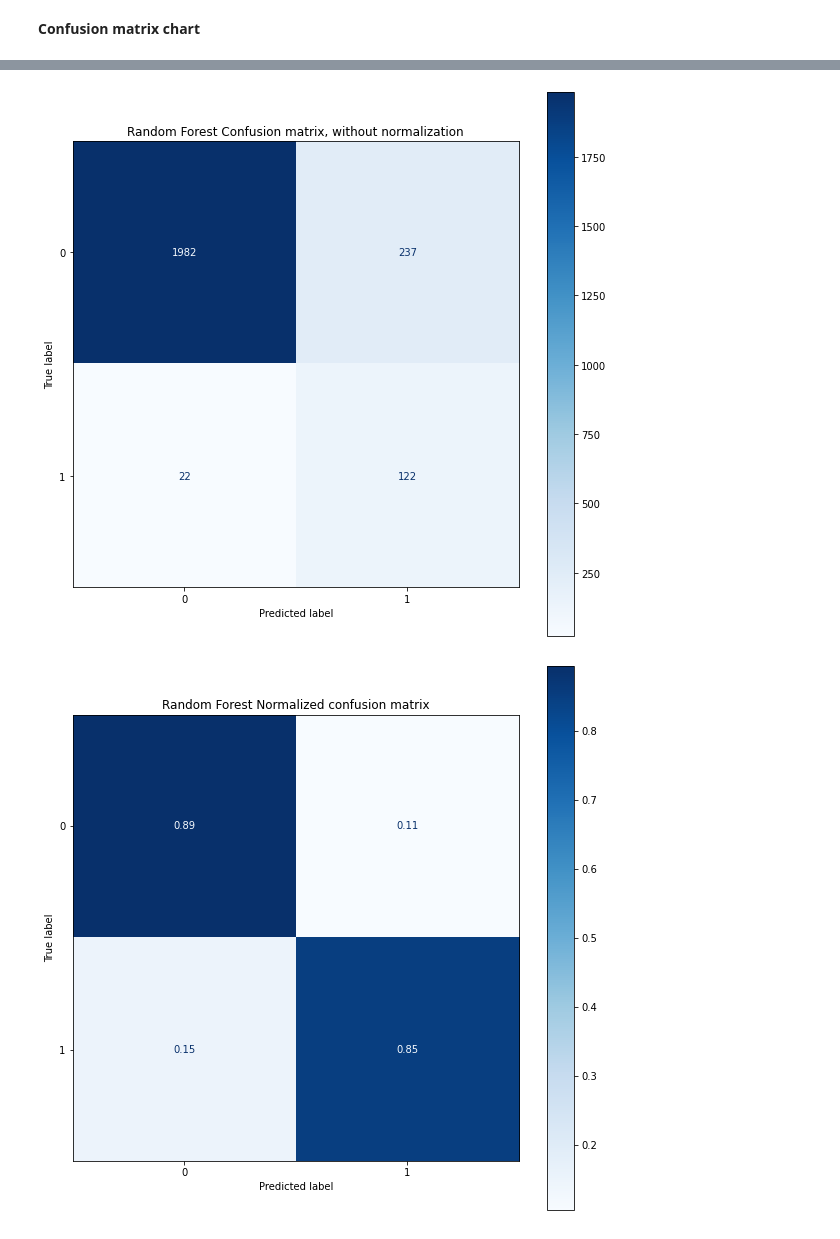
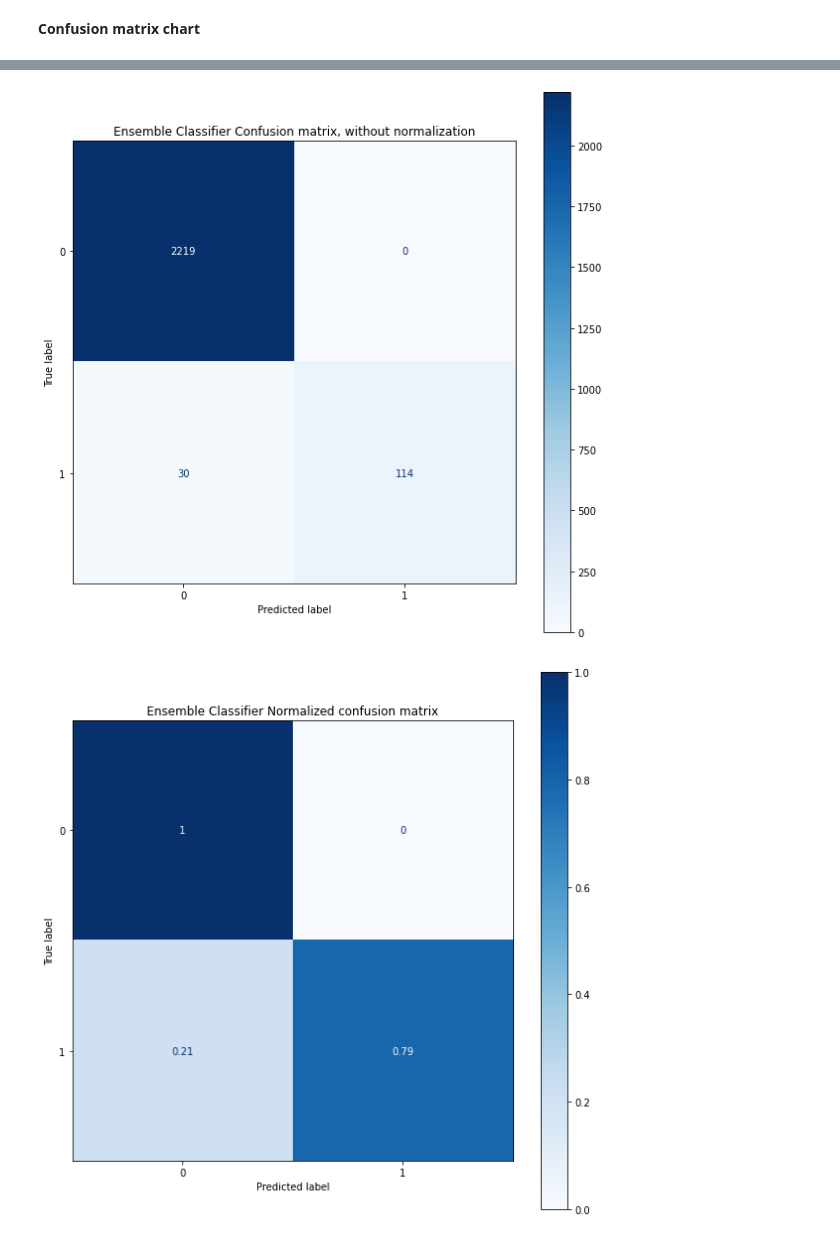
Before and after one commit to TheAI-Lady/rain-classifier-project, a Jupyter notebook: eda_rain.ipynb, the cells around one changed output, grey strips where cells are left out. Cells and saved outputs as stored; diff of their text form; code cells hidden in the pictures.

```diff
--- a/eda_rain.ipynb
+++ b/eda_rain.ipynb
@@ -724,12 +701,12 @@ from sklearn.metrics import confusion_matrix, ConfusionMatrixDisplay
 class_names = np.unique(y_test)
 
 titles_options = [
-    ("Random Forest Confusion matrix, without normalization", None),
-    ("Random Forest Normalized confusion matrix", "true"),
+    ("Ensemble Classifier Confusion matrix, without normalization", None),
+    ("Ensemble Classifier Normalized confusion matrix", "true"),
 ]
 
 # Predict using  classifier
-y_pred = clf.predict(X_test)
+y_pred = ensemble_classifier.predict(X_test)
 
 # Compute the confusion matrix
 cm = confusion_matrix(y_test, y_pred)
@@ -760,2 +737,2 @@ Random Forest Normalized confusion matrix
-[figure, old version]
+[figure, new version]
-[figure, old version]
+[figure, new version]
```
Also changed, not shown: parts of 28 cells of this notebook.
